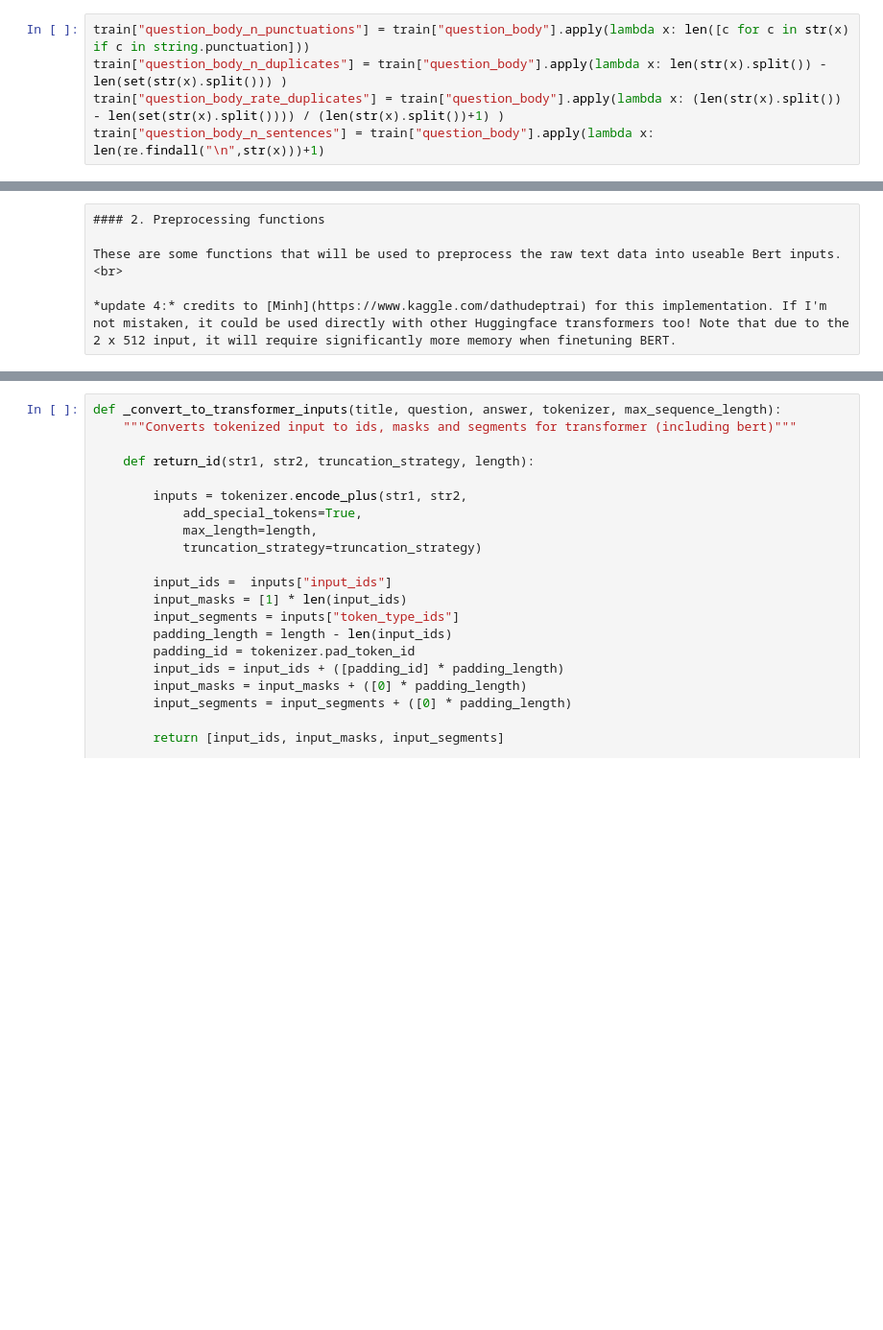
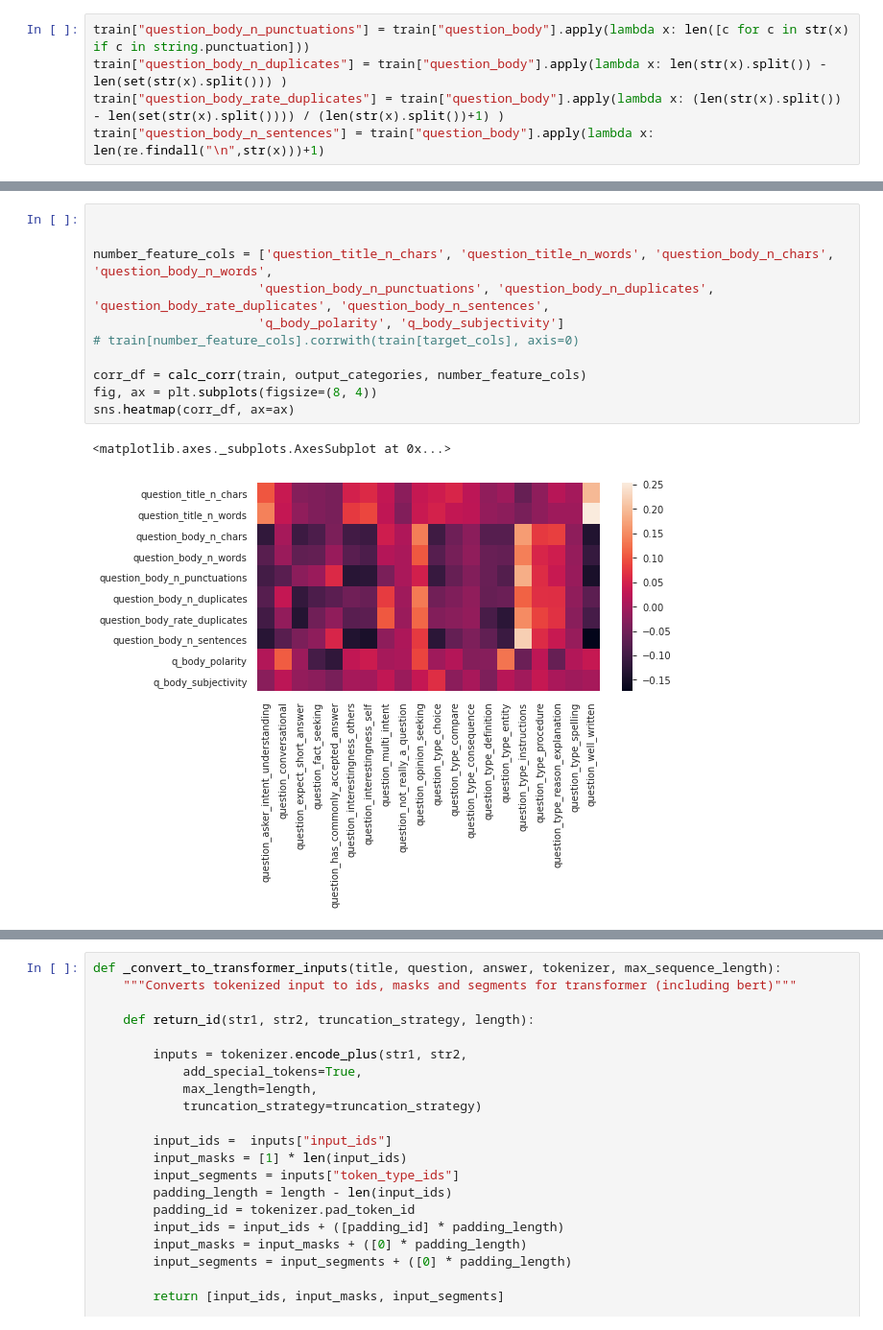
Before and after one commit to Moradnejad/Predicting-Subjective-Features-on-QA-Websites, a Jupyter notebook: paper-qa-bert-base-tf2-0.ipynb, the cells around one changed output, grey strips where cells are left out. Shown at 96% size. Saved outputs shown, nothing was run; the diff lists cells and outputs as text; blank space fills up the shorter version.

```diff
--- a/paper-qa-bert-base-tf2-0.ipynb
+++ b/paper-qa-bert-base-tf2-0.ipynb
@@ -219,6 +241,14 @@ sns.heatmap(corr_df, ax=ax)
-# %% [raw]
-#### 2. Preprocessing functions
-
-These are some functions that will be used to preprocess the raw text data into useable Bert inputs.<br>
-
-*update 4:* credits to [Minh](https://www.kaggle.com/dathudeptrai) for this implementation. If I'm not mistaken, it could be used directly with other Huggingface transformers too! Note that due to the 2 x 512 input, it will require significantly more memory when finetuning BERT.
+# %%
+
+
+number_feature_cols = ['question_title_n_chars', 'question_title_n_words', 'question_body_n_chars', 'question_body_n_words',
+                      'question_body_n_punctuations', 'question_body_n_duplicates', 'question_body_rate_duplicates', 'question_body_n_sentences',
+                      'q_body_polarity', 'q_body_subjectivity']
+# train[number_feature_cols].corrwith(train[target_cols], axis=0)
+
+corr_df = calc_corr(train, output_categories, number_feature_cols)
+fig, ax = plt.subplots(figsize=(8, 4))
+sns.heatmap(corr_df, ax=ax)
+# %% [output]
+<matplotlib.axes._subplots.AxesSubplot at 0x...>
+[figure, added]
```
Also changed, not shown: parts of 22 cells of this notebook.
